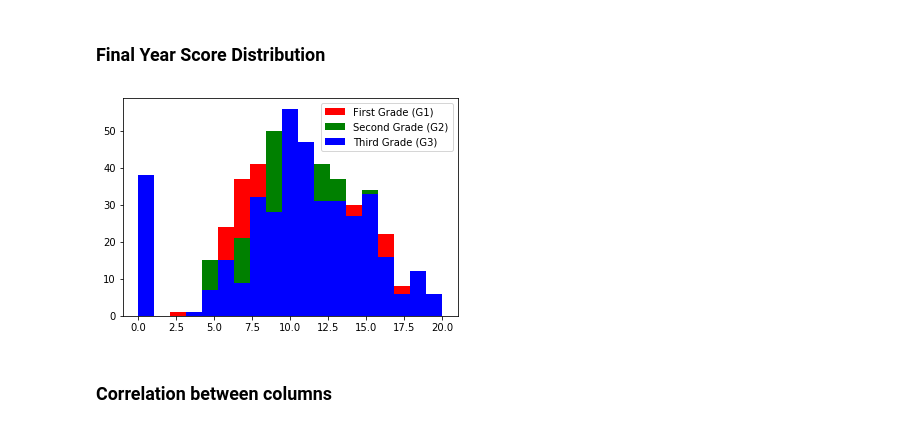
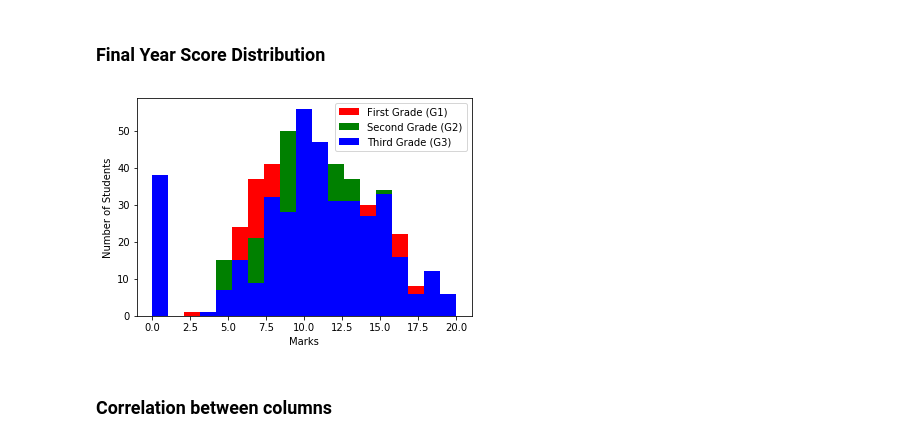
Before and after one commit to vishalvb/Apex, a Jupyter notebook: Apex.ipynb, the cells around one changed output. Cells and saved outputs as stored; diff of their text form; code cells hidden in the pictures.

```diff
--- a/Apex.ipynb
+++ b/Apex.ipynb
@@ -101,19 +106,21 @@ plt.show()
 # %%
 #Grade Distribution
 x1 = data["G1"]
 x2 = data["G2"]
 x3 = data["G3"]
 
 
 bins = np.linspace(0, 20, 20)
 
 plt.hist(x1, bins, label='First Grade (G1)',color="red")
 plt.hist(x2, bins, label='Second Grade (G2)',color="green")
 plt.hist(x3, bins, label='Third Grade (G3)',color = "blue")
 plt.legend(loc='upper right')
+plt.xlabel('Marks')
+plt.ylabel('Number of Students')
 plt.show()
 # %% [output]
-[figure, old version]
+[figure, new version]
 # %% [markdown]
 ### Correlation between columns
 # %%
```
Also changed, not shown: parts of 20 cells of this notebook.
